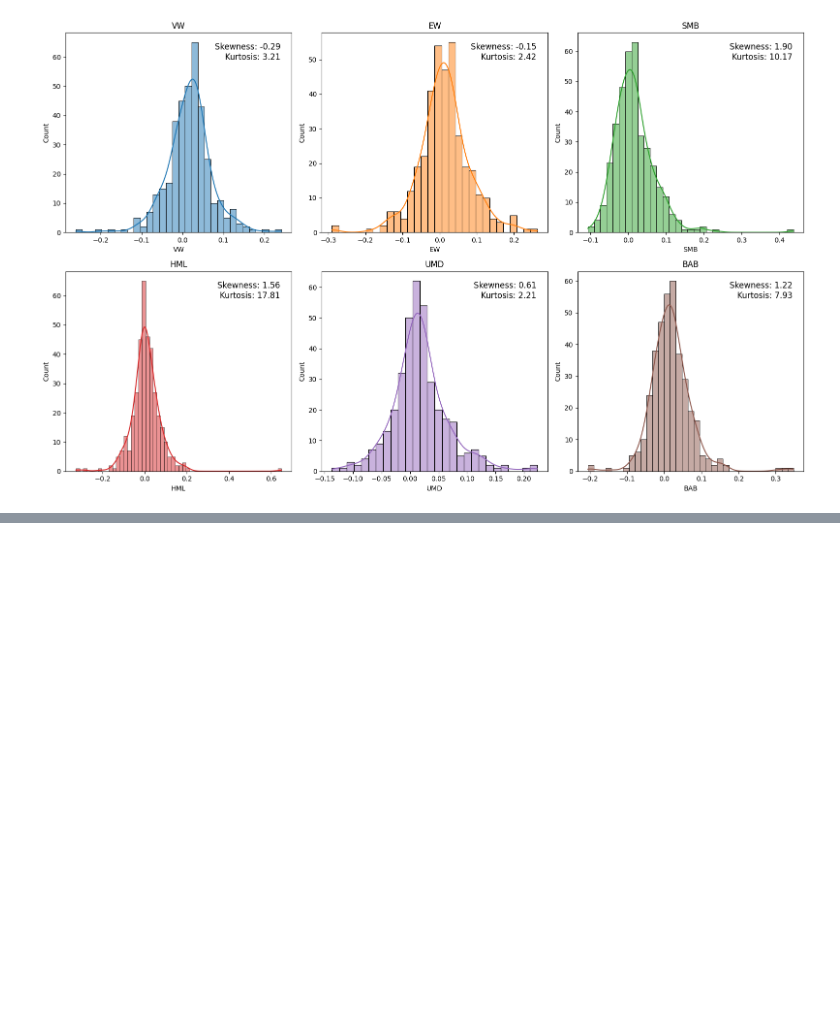
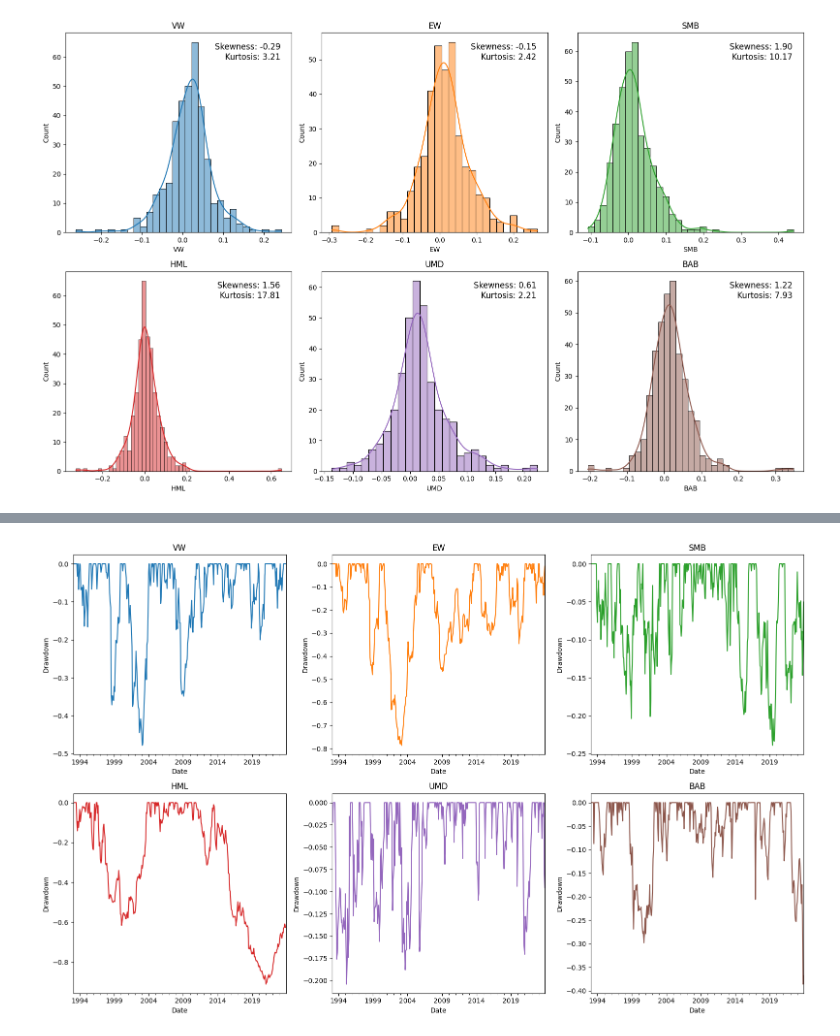
Before and after one commit to emilwilliam/Master-Thesis, a Jupyter notebook: Code/30_data_statistics.ipynb, the cells around one changed output, grey strips where cells are left out. Saved outputs shown, nothing was run; the diff lists cells and outputs as text; code cells hidden in the pictures; blank space fills up the shorter version.

```diff
--- a/Code/30_data_statistics.ipynb
+++ b/Code/30_data_statistics.ipynb
@@ -146,0 +201,18 @@ plt.show()
+# %%
+### Plotting drawdowns
+fig, axes = plt.subplots(2, 3, figsize=(16, 10))
+
+# Plotting drawdowns
+factors = ["VW", "EW", "SMB", "HML", "UMD", "BAB"]
+colors = plt.rcParams['axes.prop_cycle'].by_key()['color']
+
+for i, (factor, color) in enumerate(zip(factors, colors)):
+    ax = axes[i // 3, i % 3]
+    plot_drawdowns(volatility_timed_factors_mkt[factor], ax=ax, color=color)
+    ax.set_title(factor)
+
+plt.tight_layout()
+plt.savefig('Plots/drawdowns_voltimed_factors_mkt.png')
+plt.show()
+# %% [output]
+[figure, added]
```
Also changed, not shown: parts of 6 cells of this notebook, 25 other files.
